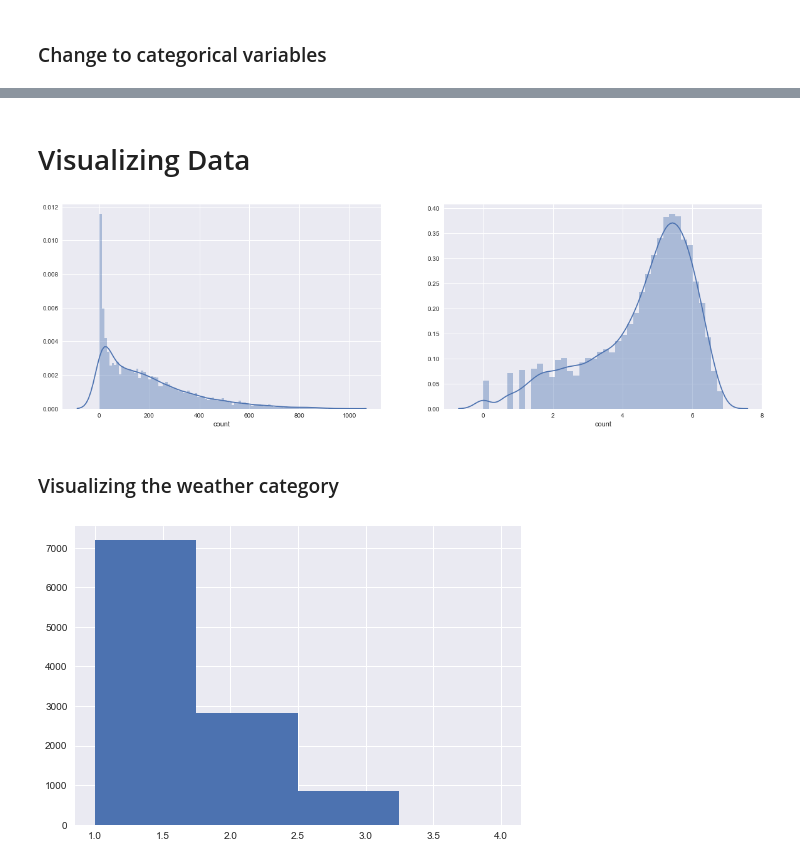
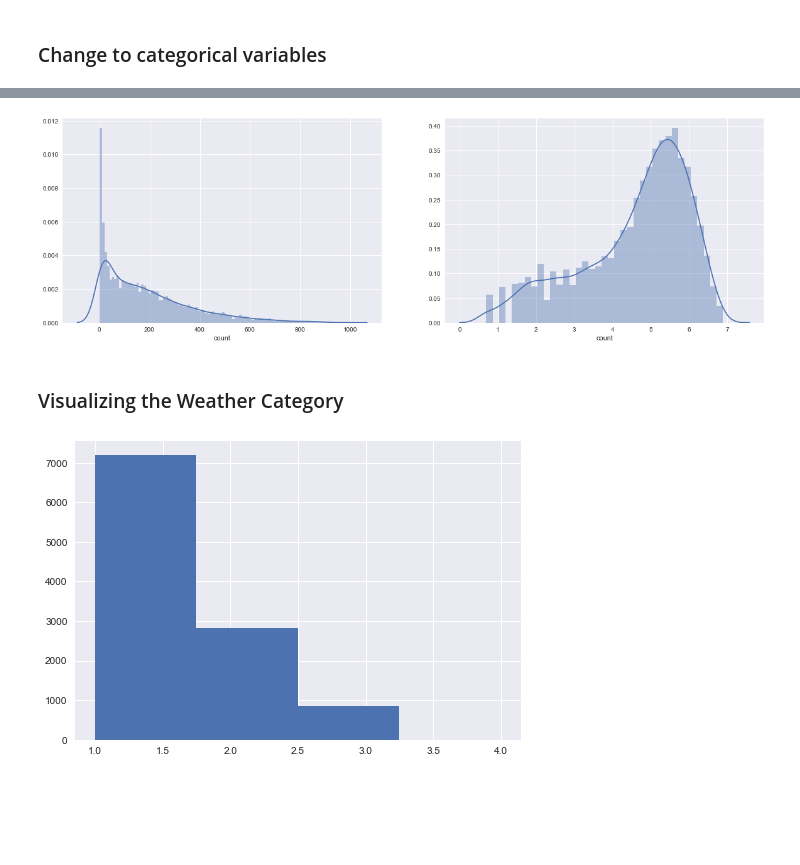
Before and after one commit to dkimpara/BikeShareKaggle, a Jupyter notebook: EDA and MLR.ipynb, the cells around one changed output, grey strips where cells are left out. Drawn from its saved outputs; the diff is of its cells as text; code cells hidden in the pictures; blank space fills up the shorter version.

```diff
--- a/EDA and MLR.ipynb
+++ b/EDA and MLR.ipynb
@@ -97,15 +110,13 @@ for var in cat_vars:
+# %%
+fig, axes = plt.subplots(ncols=2)
+fig.set_size_inches(20, 6)
+sns.distplot(data['count'], bins=100, ax=axes[0])
+sns.distplot(np.log1p(data['count']),ax=axes[1])
+plt.show()
+# %% [output]
+[figure, added]
 # %% [markdown]
-# Visualizing Data
+### Visualizing the Weather Category
-# %%
-fig, axes = plt.subplots(ncols=2)
-fig.set_size_inches(20, 6)
-sns.distplot(data['count'], bins=100, ax=axes[0])
-sns.distplot(np.log(data['count']),ax=axes[1])
-plt.show()
-# %% [output]
-[figure, removed]
-# %% [markdown]
-### Visualizing the weather category
 # %%
 plt.hist(data['weather'], bins = 4)
 plt.show()
```
Also changed, not shown: parts of 28 cells of this notebook.
